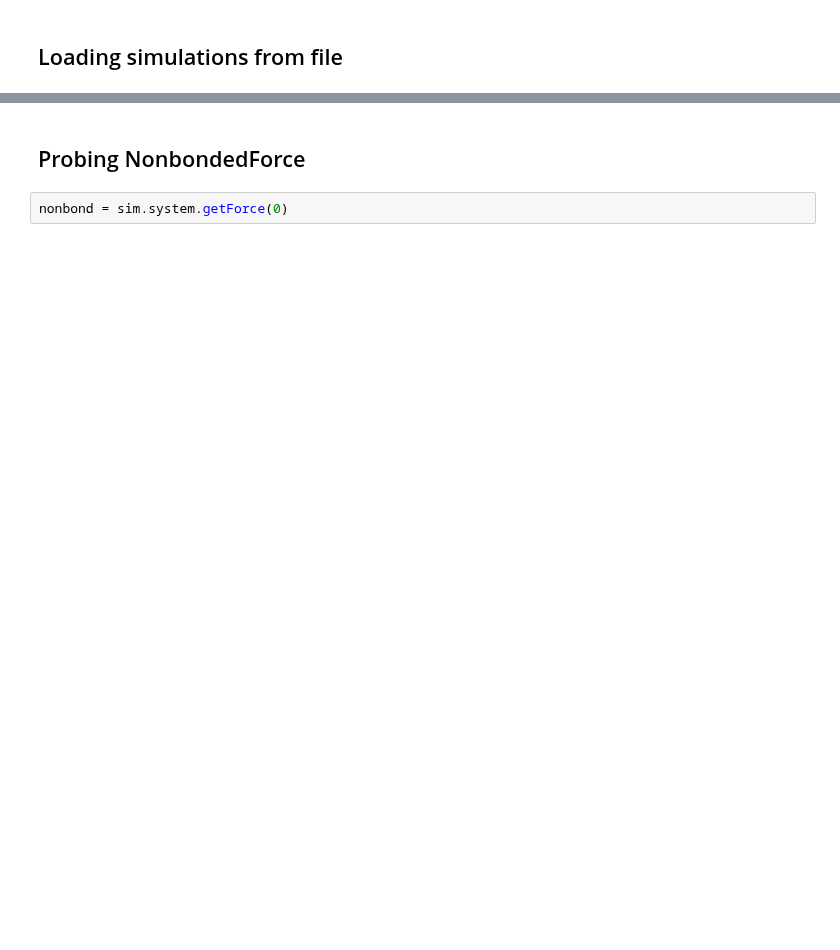
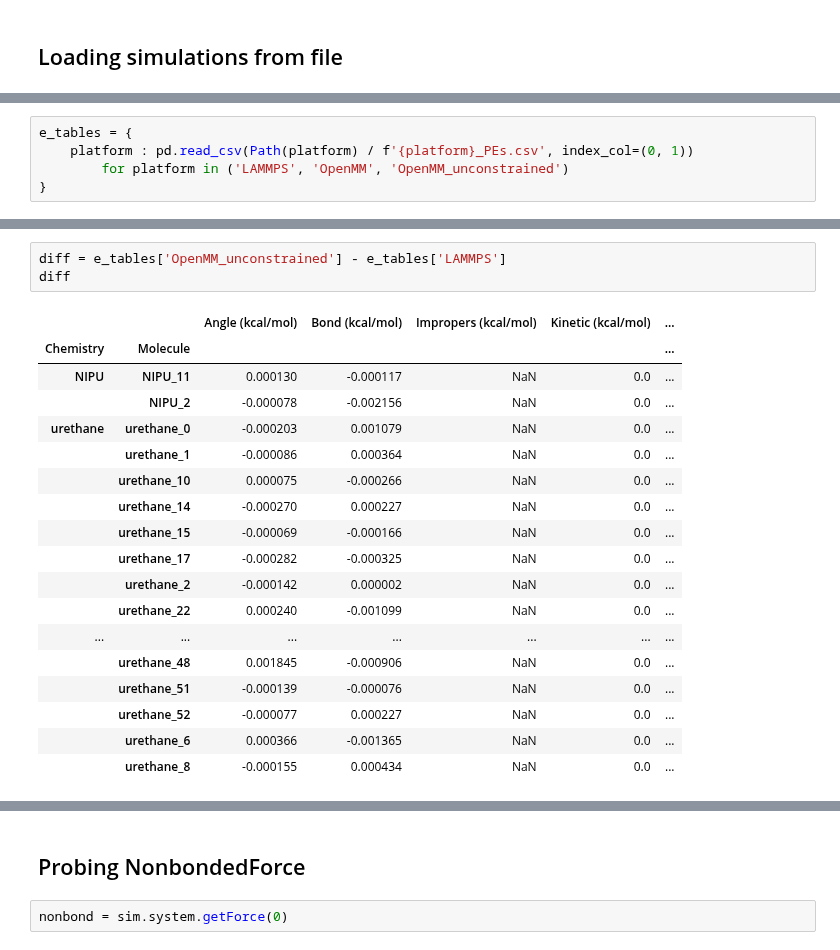
Before and after one commit to timbernat/NREL_polymers, a Jupyter notebook: nrel_polymers.ipynb, the cells around one changed output, grey strips where cells are left out. Saved outputs shown, nothing was run; the diff lists cells and outputs as text; blank space fills up the shorter version.

Commit message:
Further systematized OpenMM (de)serialization

```diff
--- a/nrel_polymers.ipynb
+++ b/nrel_polymers.ipynb
@@ -332,0 +409,5 @@ def create_simulation2(interchange : Interchange, integrator : Integrator, force
+# %%
+e_tables = {
+    platform : pd.read_csv(Path(platform) / f'{platform}_PEs.csv', index_col=(0, 1))
+        for platform in ('LAMMPS', 'OpenMM', 'OpenMM_unconstrained')
+}
@@ -332,0 +427,22 @@ def create_simulation2(interchange : Interchange, integrator : Integrator, force
+# %%
+diff = e_tables['OpenMM_unconstrained'] - e_tables['LAMMPS']
+diff
+# %% [output]
+|  |  | Angle (kcal/mol) | Bond (kcal/mol) | Impropers (kcal/mol) | Kinetic (kcal/mol) | ... |
+| Chemistry | Molecule |  |  |  |  | ... |
+| NIPU | NIPU_11 | 0.000130 | -0.000117 | NaN | 0.0 | ... |
+|  | NIPU_2 | -0.000078 | -0.002156 | NaN | 0.0 | ... |
+| urethane | urethane_0 | -0.000203 | 0.001079 | NaN | 0.0 | ... |
+|  | urethane_1 | -0.000086 | 0.000364 | NaN | 0.0 | ... |
+|  | urethane_10 | 0.000075 | -0.000266 | NaN | 0.0 | ... |
+|  | urethane_14 | -0.000270 | 0.000227 | NaN | 0.0 | ... |
+|  | urethane_15 | -0.000069 | -0.000166 | NaN | 0.0 | ... |
+|  | urethane_17 | -0.000282 | -0.000325 | NaN | 0.0 | ... |
+|  | urethane_2 | -0.000142 | 0.000002 | NaN | 0.0 | ... |
+|  | urethane_22 | 0.000240 | -0.001099 | NaN | 0.0 | ... |
+| ... | ... | ... | ... | ... | ... | ... |
+|  | urethane_48 | 0.001845 | -0.000906 | NaN | 0.0 | ... |
+|  | urethane_51 | -0.000139 | -0.000076 | NaN | 0.0 | ... |
+|  | urethane_52 | -0.000077 | 0.000227 | NaN | 0.0 | ... |
+|  | urethane_6 | 0.000366 | -0.001365 | NaN | 0.0 | ... |
+|  | urethane_8 | -0.000155 | 0.000434 | NaN | 0.0 | ... |
```
Also changed, not shown: parts of 31 cells of this notebook.
